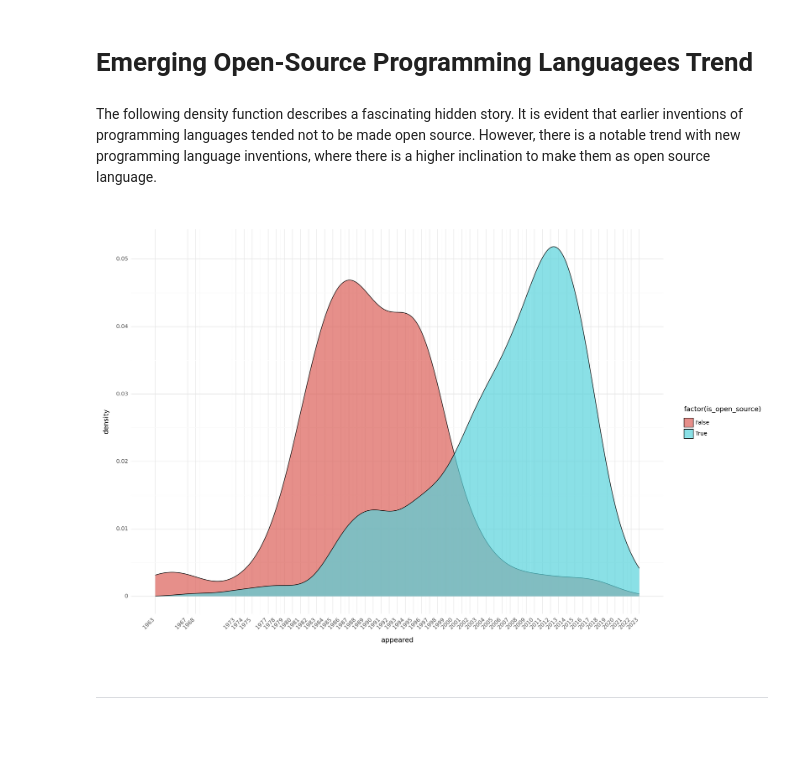
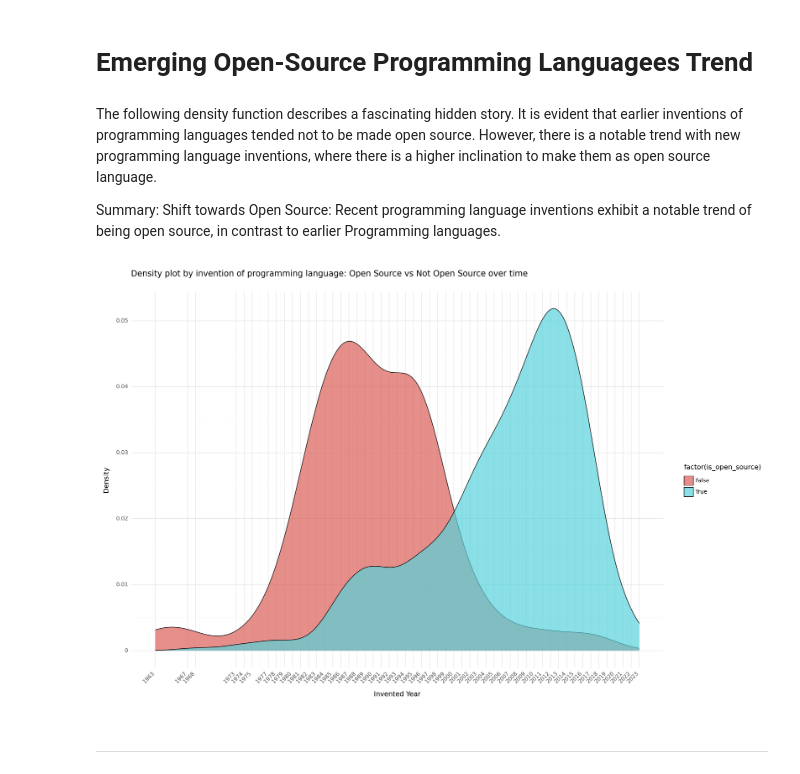
Before and after one commit to madhumsc/TidyTuesday, a Jupyter notebook: final/ MSC-DSA-098.ipynb, the cells around one changed output. Cells and saved outputs as stored; diff of their text form; code cells hidden in the pictures; blank space fills up the shorter version.

```diff
--- a/final/ MSC-DSA-098.ipynb
+++ b/final/ MSC-DSA-098.ipynb
@@ -83,34 +87,37 @@ print(plot)
 # Emerging Open-Source Programming Languagees Trend
 # %% [markdown]
 The following density function describes a fascinating hidden story. It is evident that earlier inventions of programming languages tended not to be made open source. However, there is a notable trend with new programming language inventions, where there is a higher inclination to make them as open source language.
+
+Summary: Shift towards Open Source: Recent programming language inventions exhibit a notable trend of being  open source, in contrast to earlier Programming languages.
 # %%
 from plotnine import ggplot, aes, geom_tile, theme, element_text, element_blank, element_rect,geom_bar,ggplot, aes, geom_bar, labs, theme,geom_density,scale_x_continuous,theme_minimal
 import pandas as pd
 
 url="https://raw.githubusercontent.com/rfordatascience/tidytuesday/master/data/2023/2023-03-21/languages.csv"
 df = pd.read_csv(url)
 
 geom_density_df=df[["appeared","number_of_users","title","is_open_source"]]
 
 
 geom_density_df=geom_density_df.dropna()
 
 geom_density_df=geom_density_df[geom_density_df['appeared']>1950]
 
 
 # Create a ggplot object
 plot = (
     ggplot(geom_density_df, aes(x='appeared', fill='factor(is_open_source)')) +
     geom_density(alpha=0.7) +  # Use alpha to control transparency
     scale_x_continuous(breaks=list(geom_density_df['appeared'].unique()), labels=list(geom_density_df['appeared'].unique())) +
     theme_minimal() +
+    labs(title='Density plot by invention of programming language: Open Source vs Not Open Source over time', x='Invented Year', y='Density')+
     theme(figure_size=(15, 10), axis_text_x=element_text(angle=45, hjust=1))
 )
 
 # Show the plot
 print(plot)
 # %% [output]
-[figure, old version]
+[figure, new version]
 # %% [markdown]
 ---
 # %% [markdown]
```
Also changed, not shown: parts of 12 cells of this notebook.
